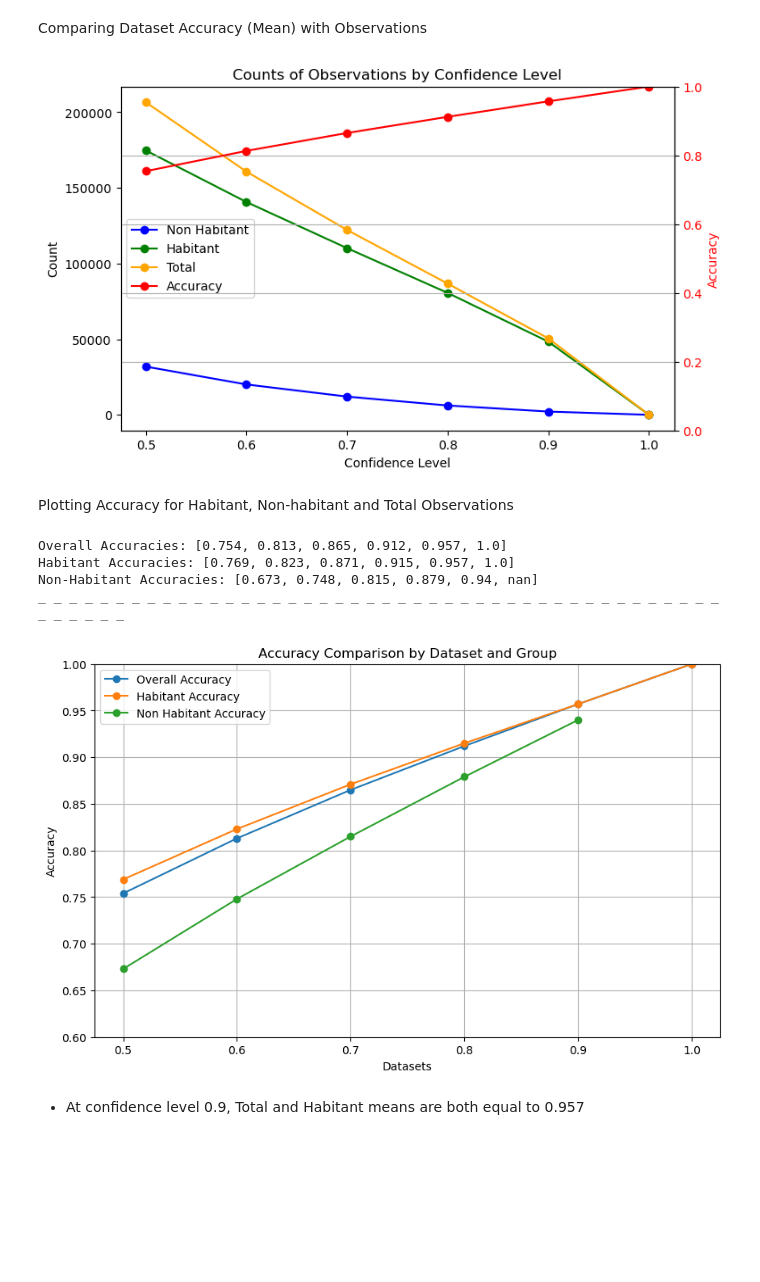
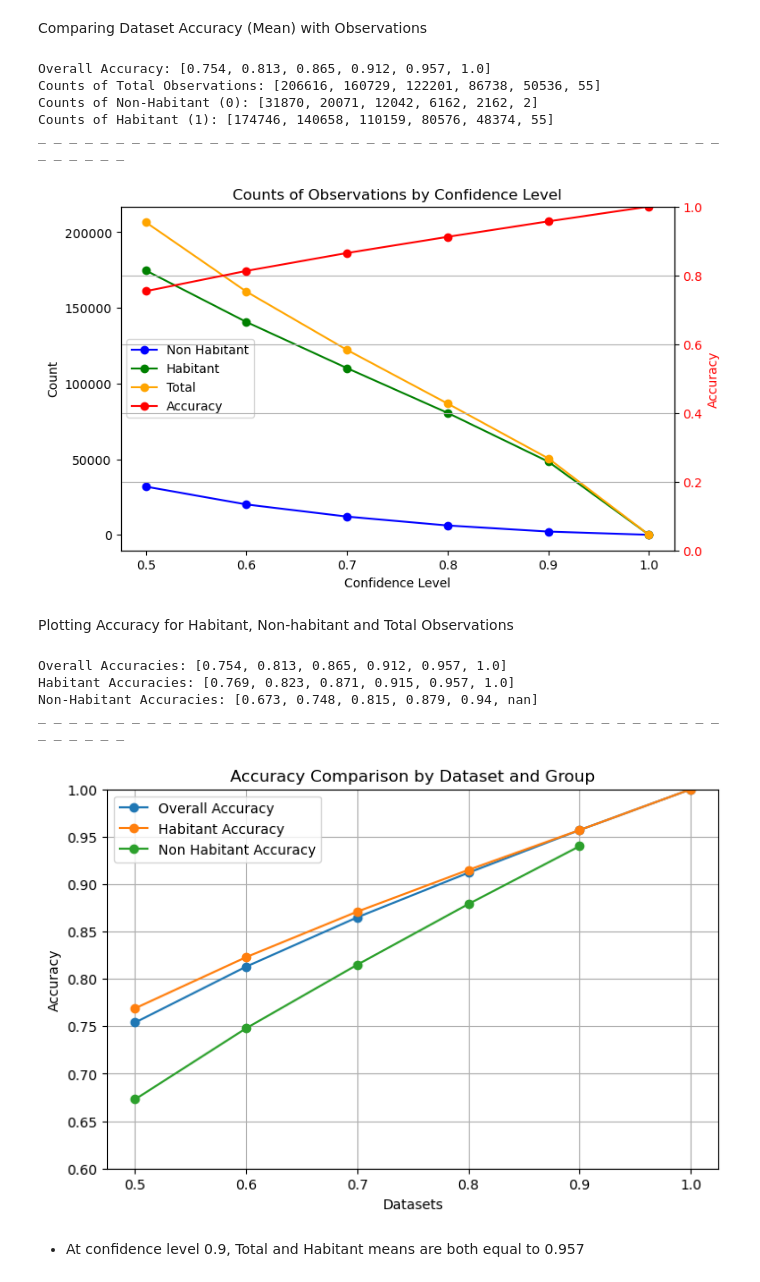
Before and after one commit to andreihushcha/bird_audio_2025, a Jupyter notebook: EDA_20250403.ipynb, the cells around one changed output. Drawn from its saved outputs; the diff is of its cells as text; code cells hidden in the pictures; blank space fills up the shorter version.

```diff
--- a/EDA_20250403.ipynb
+++ b/EDA_20250403.ipynb
@@ -306,6 +305,12 @@ accuracies = [
     data_10['Confidence'].mean()
 ]
 
+
+print("Overall Accuracy:", accuracies)
+print("Counts of Total Observations:", total_counts)
+print("Counts of Non-Habitant (0):", counts_0)
+print("Counts of Habitant (1):", counts_1)
+print("_ " * 50)
 # Define x-axis positions for the confidence levels
 x = range(len(datasets))
 
@@ -339,6 +344,11 @@ ax1.legend(lines1 + lines2, labels1 + labels2, loc='center left')
 plt.grid(True)
 plt.show()
 # %% [output]
+Overall Accuracy: [0.754, 0.813, 0.865, 0.912, 0.957, 1.0]
+Counts of Total Observations: [206616, 160729, 122201, 86738, 50536, 55]
+Counts of Non-Habitant (0): [31870, 20071, 12042, 6162, 2162, 2]
+Counts of Habitant (1): [174746, 140658, 110159, 80576, 48374, 55]
+_ _ _ _ _ _ _ _ _ _ _ _ _ _ _ _ _ _ _ _ _ _ _ _ _ _ _ _ _ _ _ _ _ _ _ _ _ _ _ _ _ _ _ _ _ _ _ _ _ _
 [figure]
 # %% [markdown]
 Plotting Accuracy for Habitant, Non-habitant and Total Observations
@@ -374,35 +384,35 @@ non_habitant_accuracies = [
 ]
 
 x = range(len(datasets))
 
 print("Overall Accuracies:", accuracies)
 print("Habitant Accuracies:", habitant_accuracies)
 print("Non-Habitant Accuracies:", non_habitant_accuracies)
 print("_ " * 50)
 
-plt.figure(figsize=(10, 6))
+plt.figure(figsize=(8, 5))
 
 # Plot overall accuracies
 plt.plot(x, accuracies, marker='o', linestyle='-', label='Overall Accuracy')
 # Plot habitant accuracies
 plt.plot(x, habitant_accuracies, marker='o', linestyle='-', label='Habitant Accuracy')
 # Plot non-habitant accuracies
 plt.plot(x, non_habitant_accuracies, marker='o', linestyle='-', label='Non Habitant Accuracy')
 
 plt.xticks(x, datasets)
 plt.xlabel('Datasets')
 plt.ylabel('Accuracy')
 plt.title('Accuracy Comparison by Dataset and Group')
 plt.ylim(0.6, 1)  # y-axis from 0.6 to 1
 plt.legend()
 plt.grid(True)
 plt.show()
 # %% [output]
 Overall Accuracies: [0.754, 0.813, 0.865, 0.912, 0.957, 1.0]
 Habitant Accuracies: [0.769, 0.823, 0.871, 0.915, 0.957, 1.0]
 Non-Habitant Accuracies: [0.673, 0.748, 0.815, 0.879, 0.94, nan]
 _ _ _ _ _ _ _ _ _ _ _ _ _ _ _ _ _ _ _ _ _ _ _ _ _ _ _ _ _ _ _ _ _ _ _ _ _ _ _ _ _ _ _ _ _ _ _ _ _ _
-[figure, old version]
+[figure, new version]
 # %% [markdown]
 - At confidence level 0.9, Total and Habitant means are both equal to 0.957
 # %% [markdown]
```
Also changed, not shown: parts of 1 cell of this notebook, 23 other files.
